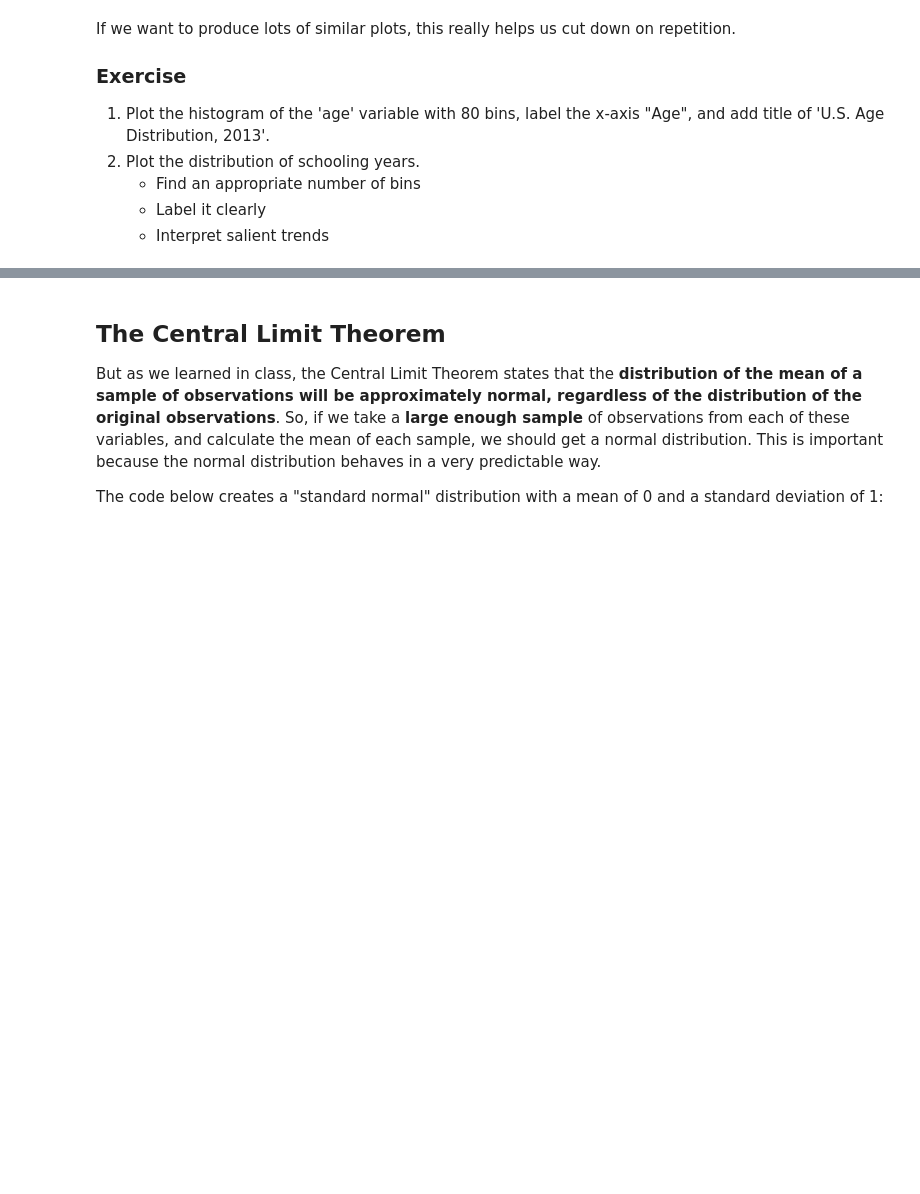
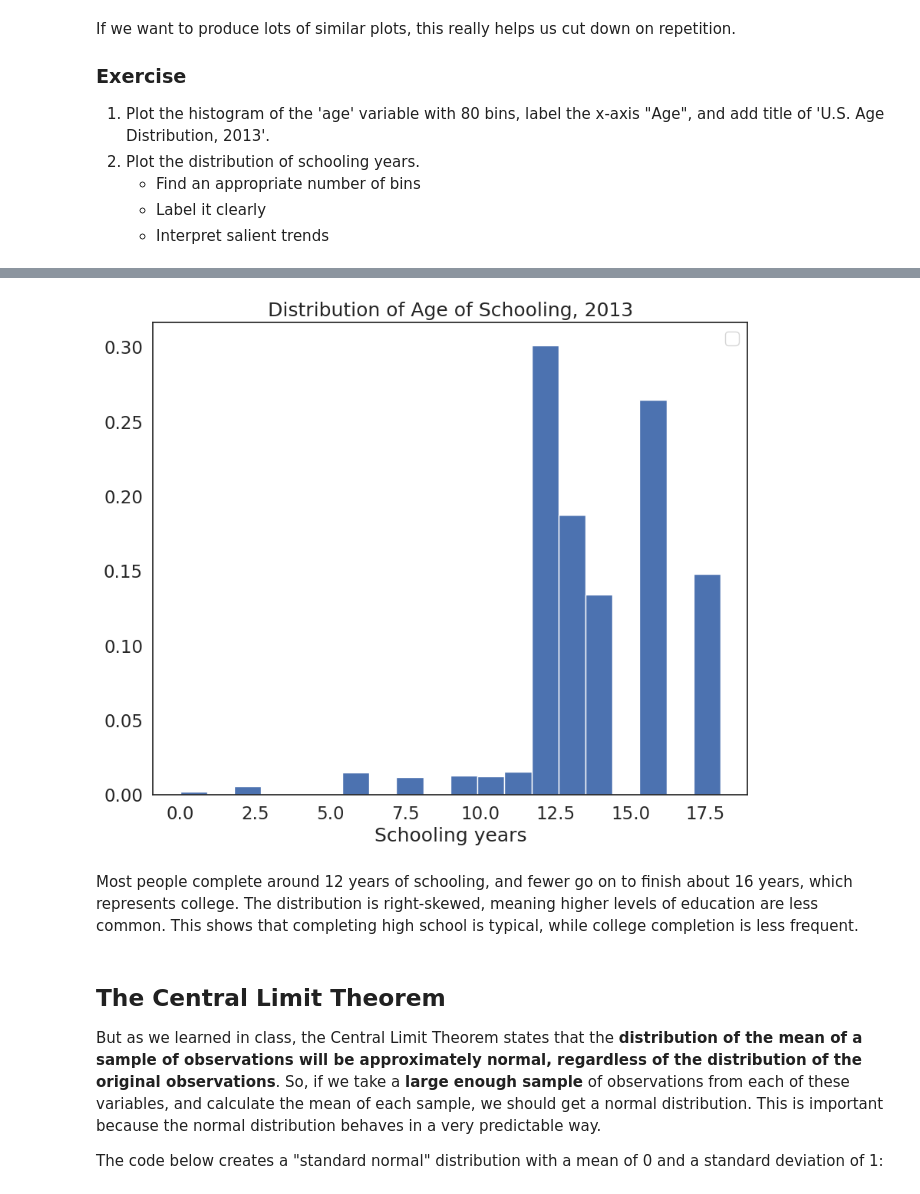
Before and after one commit to anastefan176/QM2, a Jupyter notebook: notebooks/W05. Distributions and Basic Statistics.ipynb, the cells around one changed output, grey strips where cells are left out. Cells and saved outputs as stored; diff of their text form; code cells hidden in the pictures; blank space fills up the shorter version.

```diff
--- a/notebooks/W05. Distributions and Basic Statistics.ipynb
+++ b/notebooks/W05. Distributions and Basic Statistics.ipynb
@@ -355,3 +373,24 @@ If we want to produce lots of similar plots, this really helps us cut down on re
+# %%
+def plot_histogram_new_2(variable, bin_number, xlab, title): # define a function called plot_histogram that takes a variable, number of bins, x-axis label, and title as arguments
+
+        summary=variable.describe()
+        plt.hist(variable, bins=bin_number,edgecolor='white', density=True) # plot the histogram. Notice i've changed "bins=100" to "bins=bin_number" so that the number of bins can be specified when the function is called
+
+        # Check if the variable is numerical before attempting to plot mean and median
+        if variable.dtype != 'category':
+            plt.axvline(summary['mean'], color='red', linestyle='dashed', linewidth=1,label='Mean '+str(round(summary['mean'],2)))
+            plt.axvline(summary['50%'], color='black', linestyle='dashed', linewidth=1, label='Median '+str(round(summary['50%'],2)))
+
+        plt.legend()
+        plt.xlabel(xlab) # i've changed the x-axis label to "xlab" so that it can be specified when the function is called
+        plt.title(title) # similarly, we can now specify the title when calling the function
+        plt.show()
+# %%
+plot_histogram_new_2(variable = df['sch'], bin_number = 20, xlab = 'Schooling years', title = 'Distribution of Age of Schooling, 2013')
+# %% [output]
+[figure, added]
+# %% [markdown]
+Most people complete around 12 years of schooling, and fewer go on to finish about 16 years, which represents college. The distribution is right-skewed, meaning higher levels of education are less common. This shows that completing high school is typical, while college completion is less frequent.
 # %% [markdown]
 ## The Central Limit Theorem
 
```
Also changed, not shown: parts of 21 cells of this notebook.
